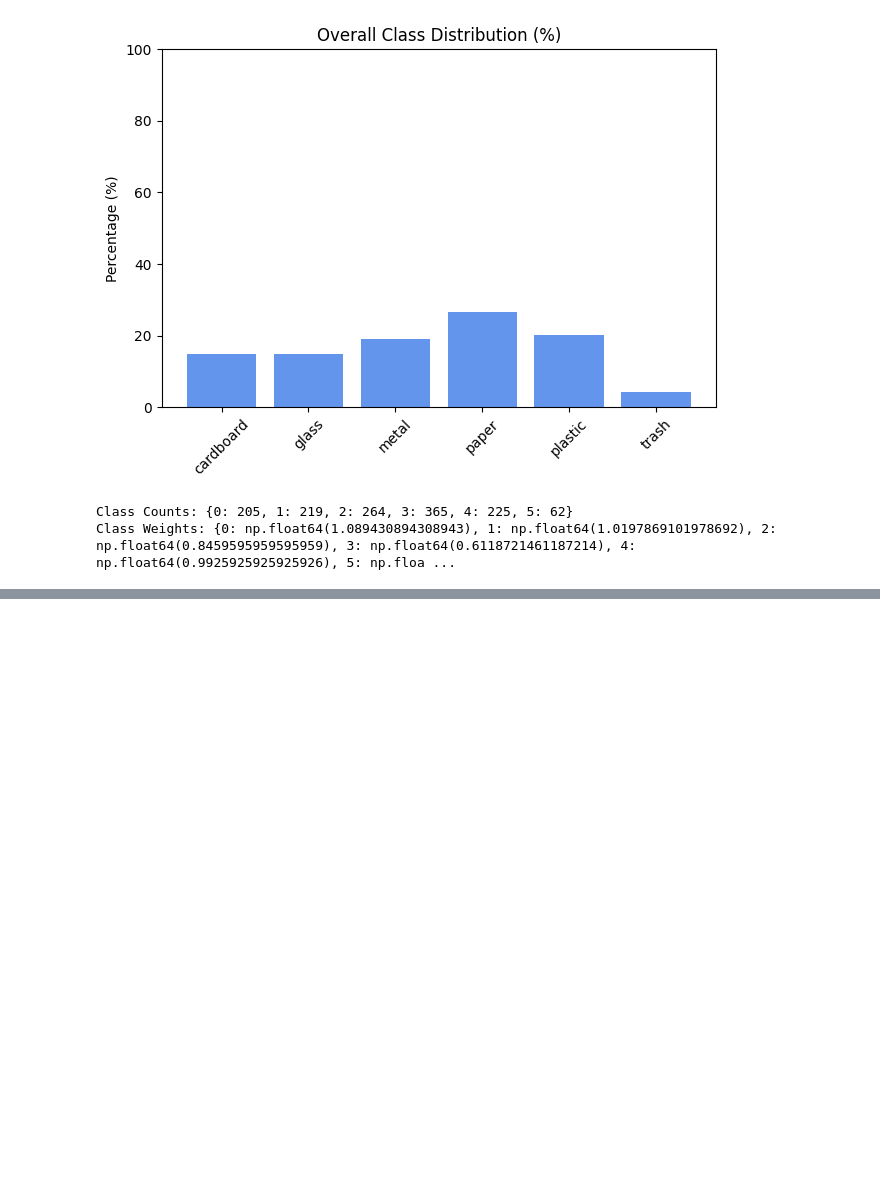
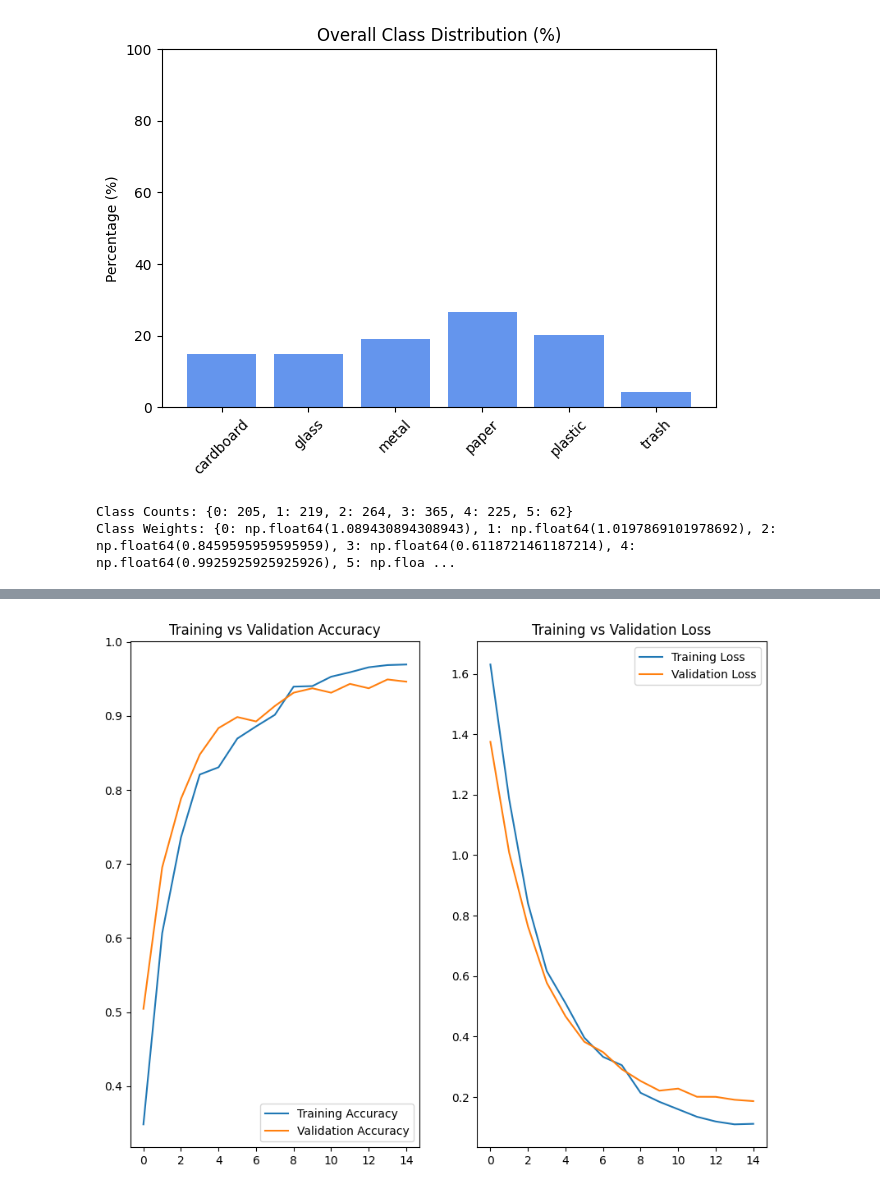
Before and after one commit to shoryaRaghav/AICTE-GarbageClassification-Project, a Jupyter notebook: GarbageClassification.ipynb, the cells around one changed output, grey strips where cells are left out. Saved outputs shown, nothing was run; the diff lists cells and outputs as text; code cells hidden in the pictures; blank space fills up the shorter version.

Commit message:
Update the file with the further process and and final project is is ready for garbage classification project

```diff
--- a/GarbageClassification.ipynb
+++ b/GarbageClassification.ipynb
@@ -180,0 +195,20 @@ Downloading data from https://storage.googleapis.com/tensorflow/keras-applicatio
+# %%
+# Define an EarlyStopping callback to stop training when validation loss stops improving
+early = tf.keras.callbacks.EarlyStopping(
+    monitor='val_loss',            # Metric to monitor (validation loss here)
+    patience=3,                   # Number of epochs to wait after last improvement before stopping
+    restore_best_weights=True     # After stopping, restore the model weights from the epoch with the best val_loss
+)
+# %%
+# Set the number of epochs to train the model
+epochs = 15  # Number of times the model will go through the entire dataset
+
+# Train the model using the fit function
+history = model.fit(
+    train_ds,                # Training dataset used to adjust model weights
+    validation_data=val_ds,   # Validation dataset to monitor performance on unseen data
+    epochs=epochs,           # Number of training cycles, referencing the variable set earlier
+    class_weight=class_weights,  # Handles class imbalances by assigning appropriate weights
+    batch_size=32,           # Number of samples processed in each training step
+    callbacks=[early]        # Implements early stopping to prevent unnecessary training
+)
@@ -180,0 +280,25 @@ Downloading data from https://storage.googleapis.com/tensorflow/keras-applicatio
+# %%
+acc = history.history['accuracy']          # Extract training accuracy from history
+val_acc = history.history['val_accuracy']  # Extract validation accuracy from history
+loss = history.history['loss']             # Extract training loss from history
+val_loss = history.history['val_loss']     # Extract validation loss from history
+
+epochs_range = range(len(acc))             # Define range for epochs based on accuracy length
+
+plt.figure(figsize=(10,8))                 # Set overall figure size for visualization
+
+plt.subplot(1,2,1)                         # Create first subplot (1 row, 2 columns, position 1)
+plt.plot(epochs_range, acc, label='Training Accuracy')       # Plot training accuracy
+plt.plot(epochs_range, val_acc, label='Validation Accuracy') # Plot validation accuracy
+plt.legend(loc='lower right')              # Place legend in lower-right corner
+plt.title('Training vs Validation Accuracy') # Add title for accuracy plot
+
+plt.subplot(1,2,2)                         # Create second subplot (1 row, 2 columns, position 2)
+plt.plot(epochs_range, loss, label='Training Loss')         # Plot training loss
+plt.plot(epochs_range, val_loss, label='Validation Loss')   # Plot validation loss
+plt.legend(loc='upper right')              # Place legend in upper-right corner
+plt.title('Training vs Validation Loss')   # Add title for loss plot
+
+plt.show()
+# %% [output]
+[figure, added]
```
Also changed, not shown: parts of 14 cells of this notebook.
